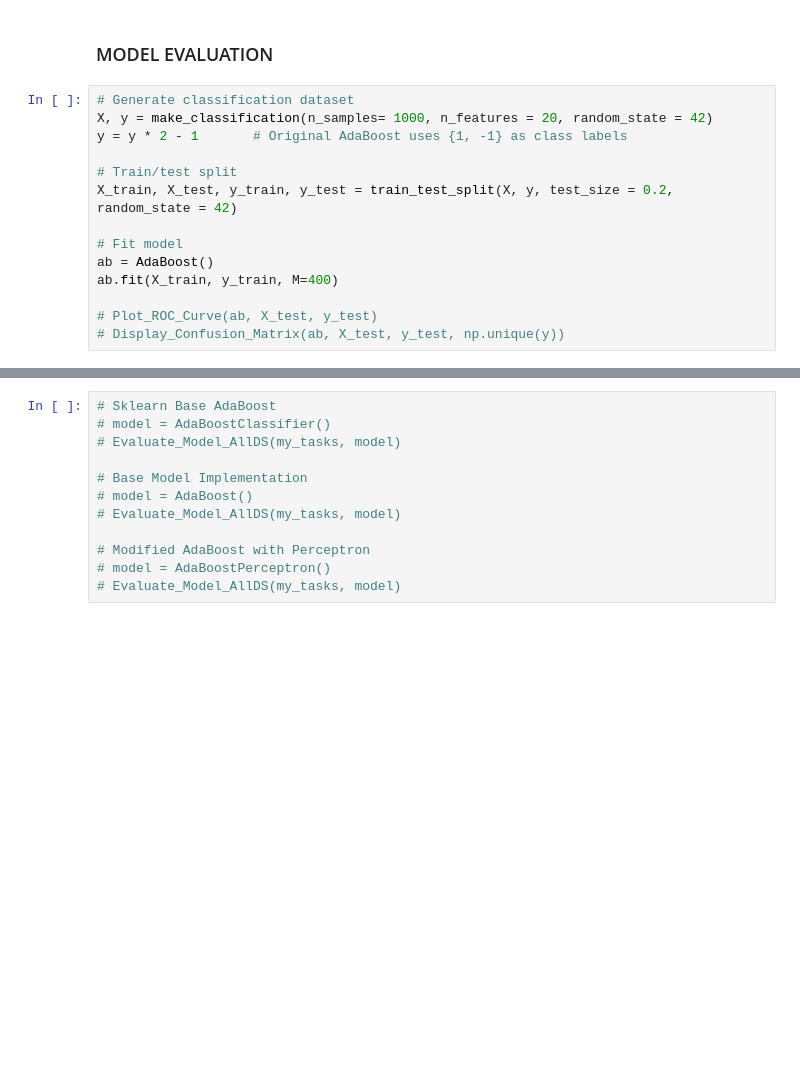
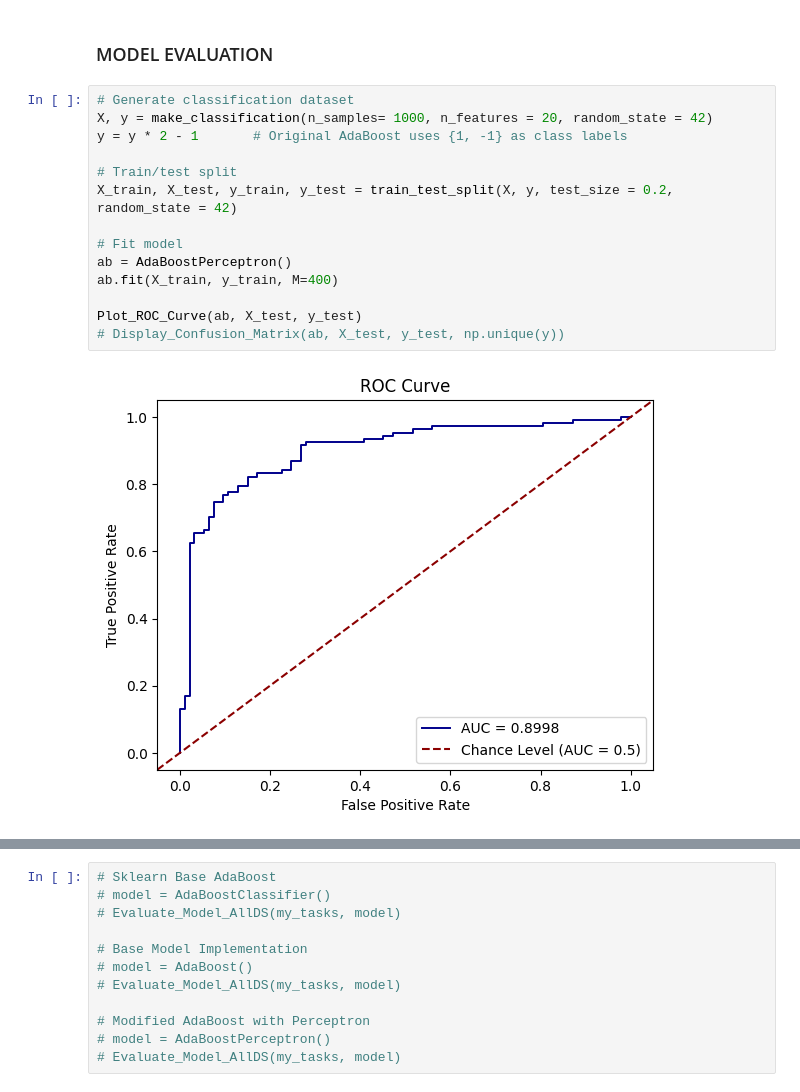
Before and after one commit to EstevesX10/ML1-AdaBoost-Analysis-Optimization, a Jupyter notebook: AdaBoost/AdaBoost.ipynb, the cells around one changed output, grey strips where cells are left out. Saved outputs shown, nothing was run; the diff lists cells and outputs as text; blank space fills up the shorter version.

```diff
--- a/AdaBoost/AdaBoost.ipynb
+++ b/AdaBoost/AdaBoost.ipynb
@@ -321,16 +368,18 @@ model_evaluation
 # %%
 # Generate classification dataset
 X, y = make_classification(n_samples= 1000, n_features = 20, random_state = 42)
 y = y * 2 - 1       # Original AdaBoost uses {1, -1} as class labels
 
 # Train/test split
 X_train, X_test, y_train, y_test = train_test_split(X, y, test_size = 0.2, random_state = 42)
 
 # Fit model
-ab = AdaBoost()
+ab = AdaBoostPerceptron()
 ab.fit(X_train, y_train, M=400)
 
-# Plot_ROC_Curve(ab, X_test, y_test)
+Plot_ROC_Curve(ab, X_test, y_test)
 # Display_Confusion_Matrix(ab, X_test, y_test, np.unique(y))
+# %% [output]
+[figure, added]
 # %%
 # Weak Learners Statistics
```
Also changed, not shown: parts of 15 cells of this notebook.
